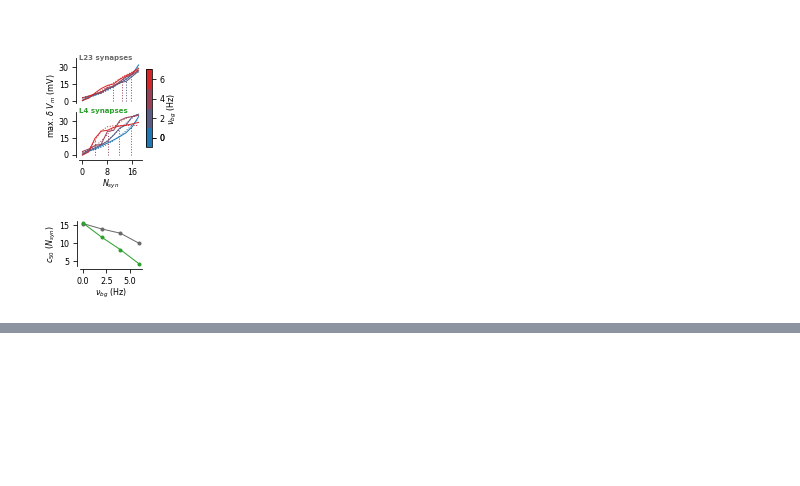
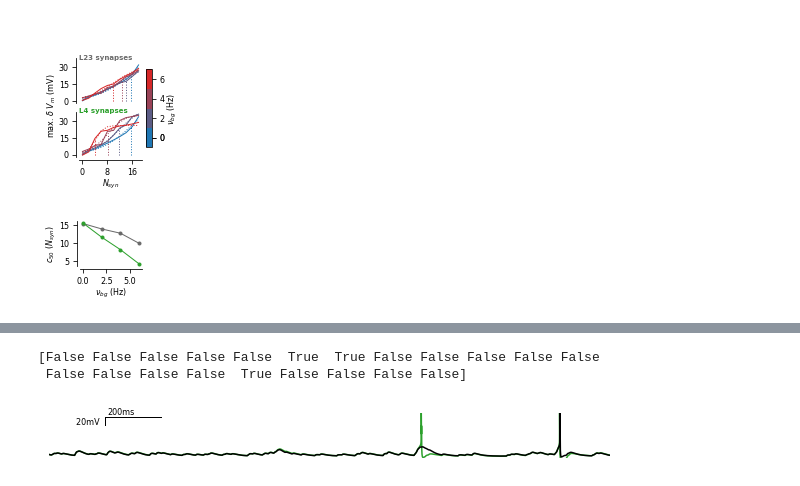
Before and after one commit to yzerlaut/zinc-NMDA-modulation, a Jupyter notebook: Sensitivity_to_Background_Modulation.ipynb, the cells around one changed output, grey strips where cells are left out. Cells and saved outputs as stored; diff of their text form; code cells hidden in the pictures; blank space fills up the shorter version.

```diff
--- a/Sensitivity_to_Background_Modulation.ipynb
+++ b/Sensitivity_to_Background_Modulation.ipynb
@@ -347,0 +350,35 @@ show_response_bg_dep(output_L23, output_L4, method='peak')
+# %%
+args.seed = 12
+args.active= True
+args.ampa_only = False
+args.syn_location = 1
+args.bg_level = 2.
+# free Zinc data
+args.alphaZn = 0.45
+data_L23 = load_dict(filename(args))
+# chelated Zinc data
+args.alphaZn = 0.
+data_L4 = load_dict(filename(args))
+# AMPA-only data
+#args.ampa_only = True
+#data_AMPA = load_dict(filename(args))
+# %%
+from analyz.IO.files_manip import get_files_with_given_exts
+from analyz.IO.npz import load_dict
+filenames = get_files_with_given_exts('data/bg-modul/', 'active-True.npz')
+
+RESP = {}
+K = ['Vm_soma', 't', 'BG_raster', 'STIM_raster']
+KEYS = ['seed', 'alphaZn','syn_location', 'bg_level']
+for key in KEYS+K:
+    RESP[key] = []
+
+for fn in filenames:
+    data = load_dict(fn)
+    if np.isfinite(data['Vm_soma'].max()):
+        for key in KEYS:
+            RESP[key].append(float(data['args'][key]))
+        for key in K:
+            RESP[key].append(data[key])
+for key in KEYS:
+    RESP[key] = np.array(RESP[key])
@@ -347,0 +479,6 @@ show_response_bg_dep(output_L23, output_L4, method='peak')
+# %%
+fig = plot_raw_data(RESP, bg_level=2., seed=16)
+# %% [output]
+[False False False False False  True  True False False False False False
+ False False False False  True False False False False]
+[figure, added]
```
Also changed, not shown: parts of 8 cells of this notebook, 3 other files.
